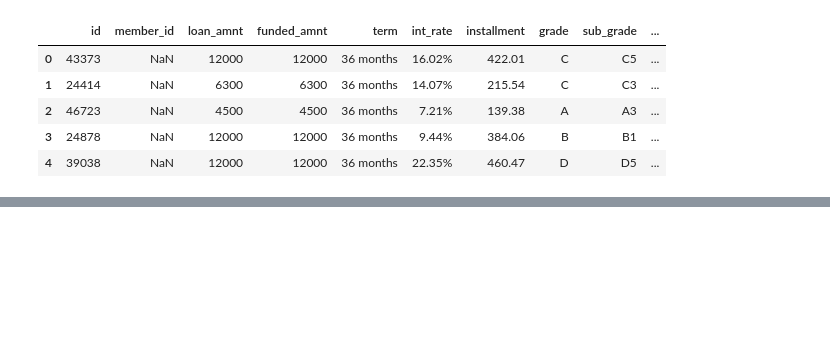
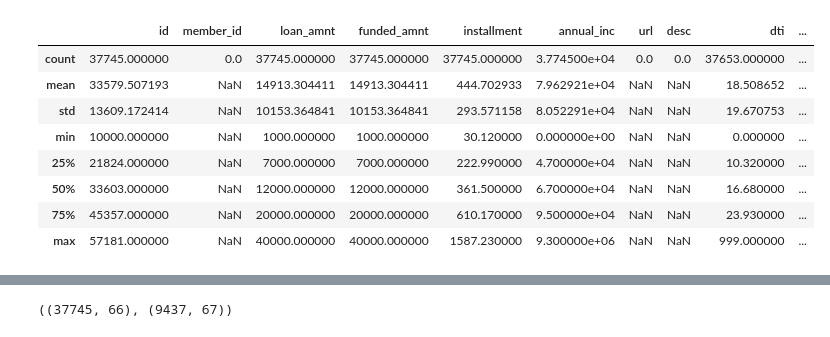
Before and after one commit to bloominstituteoftechnology/DS-Unit-4-Sprint-1-Tree-Ensembles, a Jupyter notebook: module1-decision-trees/lending-club-kaggle.ipynb, the cells around one changed output, grey strips where cells are left out. Saved outputs shown, nothing was run; the diff lists cells and outputs as text; code cells hidden in the pictures; blank space fills up the shorter version.

```diff
--- a/module1-decision-trees/lending-club-kaggle.ipynb
+++ b/module1-decision-trees/lending-club-kaggle.ipynb
@@ -11,15 +12,18 @@ train_labels = pd.read_csv('train_labels.csv')
 pd.set_option('display.max_columns', 500)
 # %%
 train_features.describe()
-train_features.shape  # 37745, 103
-train_features.head()
+# train_features.shape  # 37745, 103
+# train_features.head()
 # %% [output]
-|  | id | member_id | loan_amnt | funded_amnt | term | int_rate | installment | grade | sub_grade | ... |
-| 0 | 43373 | NaN | 12000 | 12000 | 36 months | 16.02% | 422.01 | C | C5 | ... |
-| 1 | 24414 | NaN | 6300 | 6300 | 36 months | 14.07% | 215.54 | C | C3 | ... |
-| 2 | 46723 | NaN | 4500 | 4500 | 36 months | 7.21% | 139.38 | A | A3 | ... |
-| 3 | 24878 | NaN | 12000 | 12000 | 36 months | 9.44% | 384.06 | B | B1 | ... |
-| 4 | 39038 | NaN | 12000 | 12000 | 36 months | 22.35% | 460.47 | D | D5 | ... |
+|  | id | member_id | loan_amnt | funded_amnt | installment | annual_inc | url | desc | dti | ... |
+| count | 37745.000000 | 0.0 | 37745.000000 | 37745.000000 | 37745.000000 | 3.774500e+04 | 0.0 | 0.0 | 37653.000000 | ... |
+| mean | 33579.507193 | NaN | 14913.304411 | 14913.304411 | 444.702933 | 7.962921e+04 | NaN | NaN | 18.508652 | ... |
+| std | 13609.172414 | NaN | 10153.364841 | 10153.364841 | 293.571158 | 8.052291e+04 | NaN | NaN | 19.670753 | ... |
+| min | 10000.000000 | NaN | 1000.000000 | 1000.000000 | 30.120000 | 0.000000e+00 | NaN | NaN | 0.000000 | ... |
+| 25% | 21824.000000 | NaN | 7000.000000 | 7000.000000 | 222.990000 | 4.700000e+04 | NaN | NaN | 10.320000 | ... |
+| 50% | 33603.000000 | NaN | 12000.000000 | 12000.000000 | 361.500000 | 6.700000e+04 | NaN | NaN | 16.680000 | ... |
+| 75% | 45357.000000 | NaN | 20000.000000 | 20000.000000 | 610.170000 | 9.500000e+04 | NaN | NaN | 23.930000 | ... |
+| max | 57181.000000 | NaN | 40000.000000 | 40000.000000 | 1587.230000 | 9.300000e+06 | NaN | NaN | 999.000000 | ... |
 # %%
 train_features.isna().sum()
 # %% [output]
@@ -49,3 +57,7 @@ X_test = test_features.drop(columns='id')
+# %%
+X_train.shape, X_test.shape
+# %% [output]
+((37745, 66), (9437, 67))
 # %%
 # Model a Decision Tree regression - HT RH/LSDS
 
```
Also changed, not shown: parts of 6 cells of this notebook.
